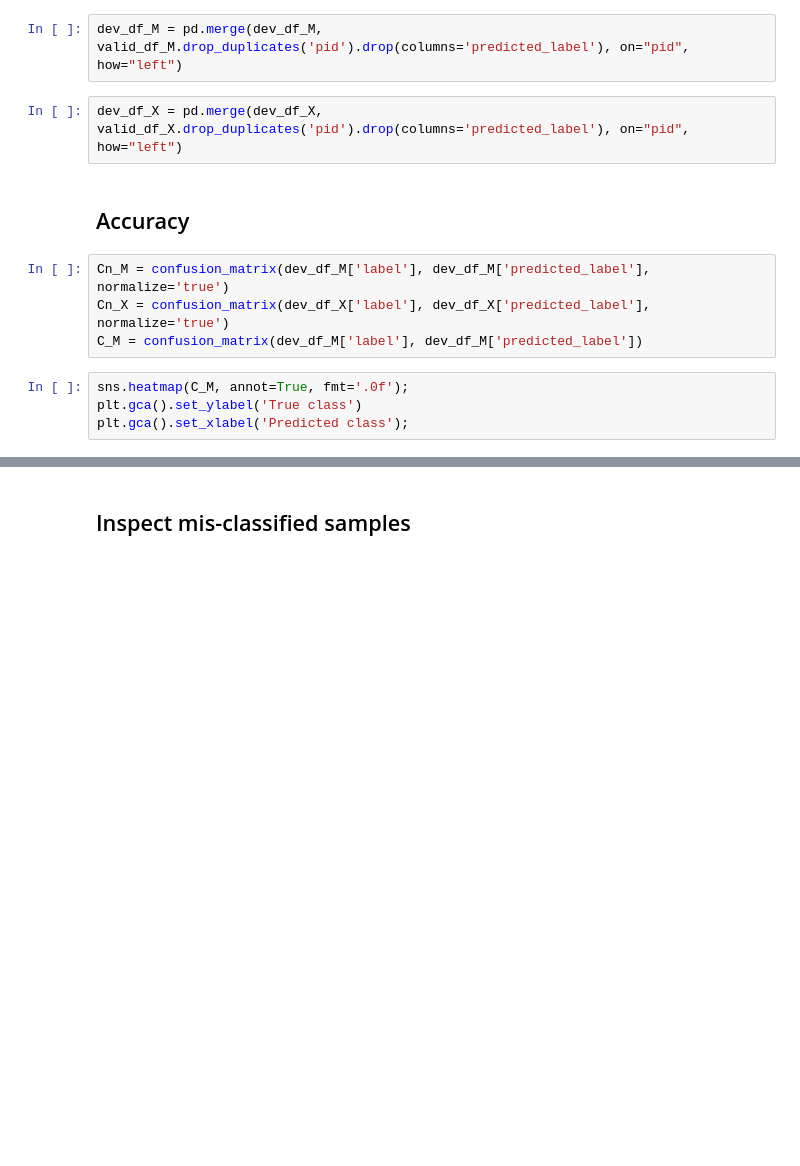
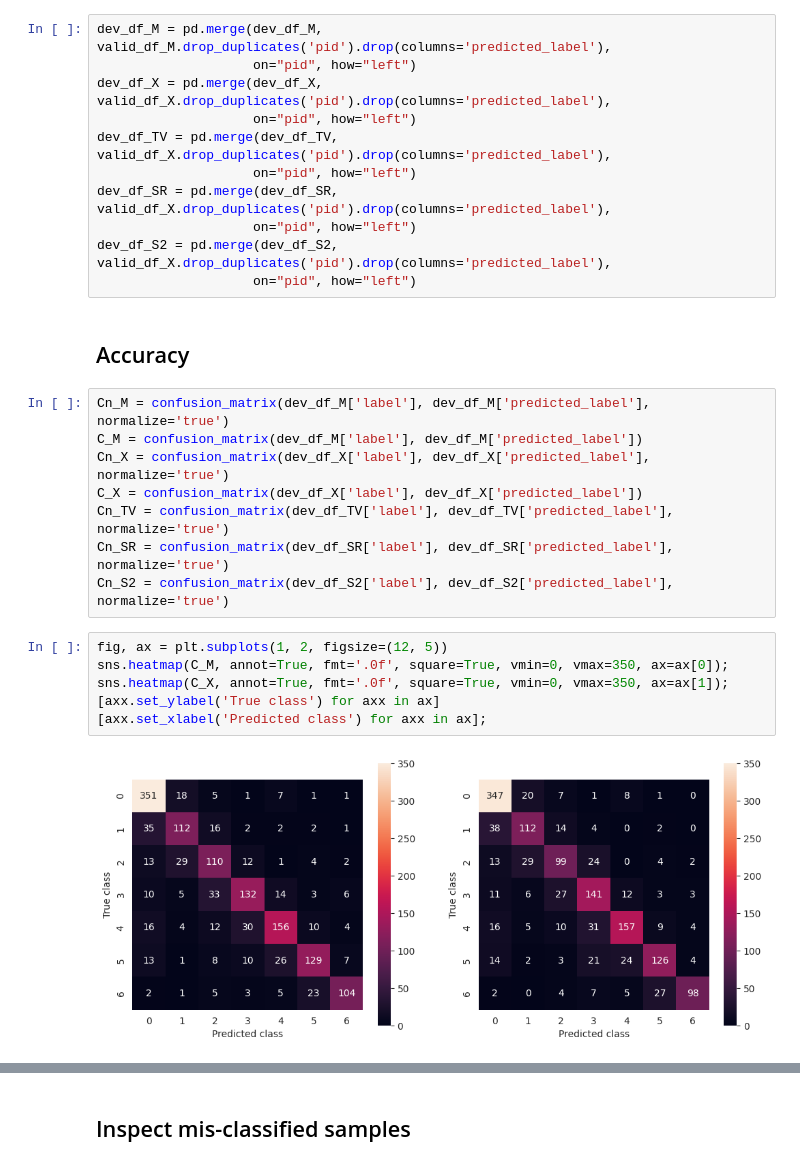
Before and after one commit to crlna16/ai4eo-map-your-city, a Jupyter notebook: notebooks/submissions.ipynb, the cells around one changed output, grey strips where cells are left out. Drawn from its saved outputs; the diff is of its cells as text; blank space fills up the shorter version.

```diff
--- a/notebooks/submissions.ipynb
+++ b/notebooks/submissions.ipynb
@@ -175,15 +352,30 @@ dev_df_X,_,_ = get_best_class(valid_df_X)
-# %%
-dev_df_M = pd.merge(dev_df_M, valid_df_M.drop_duplicates('pid').drop(columns='predicted_label'), on="pid", how="left")
-# %%
-dev_df_X = pd.merge(dev_df_X, valid_df_X.drop_duplicates('pid').drop(columns='predicted_label'), on="pid", how="left")
+# %%
+dev_df_M = pd.merge(dev_df_M, valid_df_M.drop_duplicates('pid').drop(columns='predicted_label'),
+                    on="pid", how="left")
+dev_df_X = pd.merge(dev_df_X, valid_df_X.drop_duplicates('pid').drop(columns='predicted_label'),
+                    on="pid", how="left")
+dev_df_TV = pd.merge(dev_df_TV, valid_df_X.drop_duplicates('pid').drop(columns='predicted_label'),
+                    on="pid", how="left")
+dev_df_SR = pd.merge(dev_df_SR, valid_df_X.drop_duplicates('pid').drop(columns='predicted_label'),
+                    on="pid", how="left")
+dev_df_S2 = pd.merge(dev_df_S2, valid_df_X.drop_duplicates('pid').drop(columns='predicted_label'),
+                    on="pid", how="left")
 # %% [markdown]
 ## Accuracy
 # %%
 Cn_M = confusion_matrix(dev_df_M['label'], dev_df_M['predicted_label'], normalize='true')
+C_M = confusion_matrix(dev_df_M['label'], dev_df_M['predicted_label'])
 Cn_X = confusion_matrix(dev_df_X['label'], dev_df_X['predicted_label'], normalize='true')
-C_M = confusion_matrix(dev_df_M['label'], dev_df_M['predicted_label'])
+C_X = confusion_matrix(dev_df_X['label'], dev_df_X['predicted_label'])
+Cn_TV = confusion_matrix(dev_df_TV['label'], dev_df_TV['predicted_label'], normalize='true')
+Cn_SR = confusion_matrix(dev_df_SR['label'], dev_df_SR['predicted_label'], normalize='true')
+Cn_S2 = confusion_matrix(dev_df_S2['label'], dev_df_S2['predicted_label'], normalize='true')
 # %%
-sns.heatmap(C_M, annot=True, fmt='.0f');
-plt.gca().set_ylabel('True class')
-plt.gca().set_xlabel('Predicted class');
+fig, ax = plt.subplots(1, 2, figsize=(12, 5))
+sns.heatmap(C_M, annot=True, fmt='.0f', square=True, vmin=0, vmax=350, ax=ax[0]);
+sns.heatmap(C_X, annot=True, fmt='.0f', square=True, vmin=0, vmax=350, ax=ax[1]);
+[axx.set_ylabel('True class') for axx in ax]
+[axx.set_xlabel('Predicted class') for axx in ax];
+# %% [output]
+[figure, added]
 # %%
```
Also changed, not shown: parts of 52 cells of this notebook, 3 other files.
